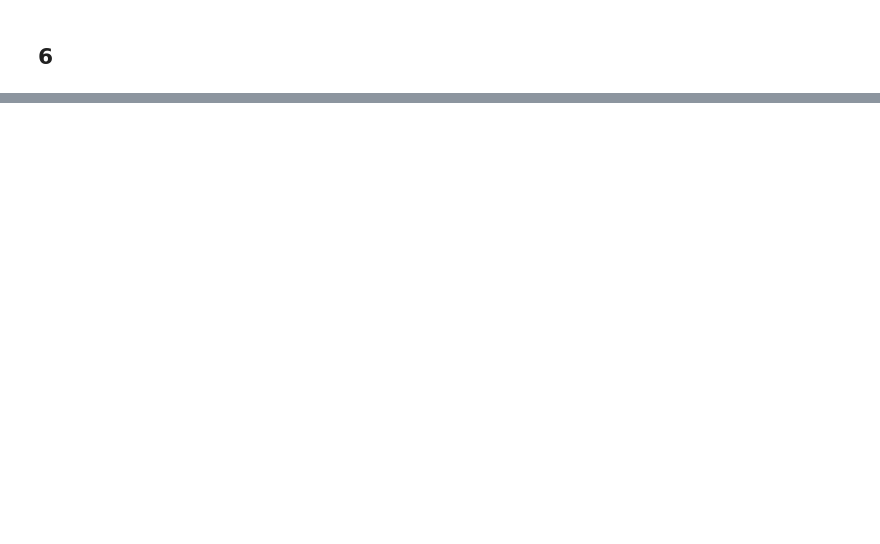
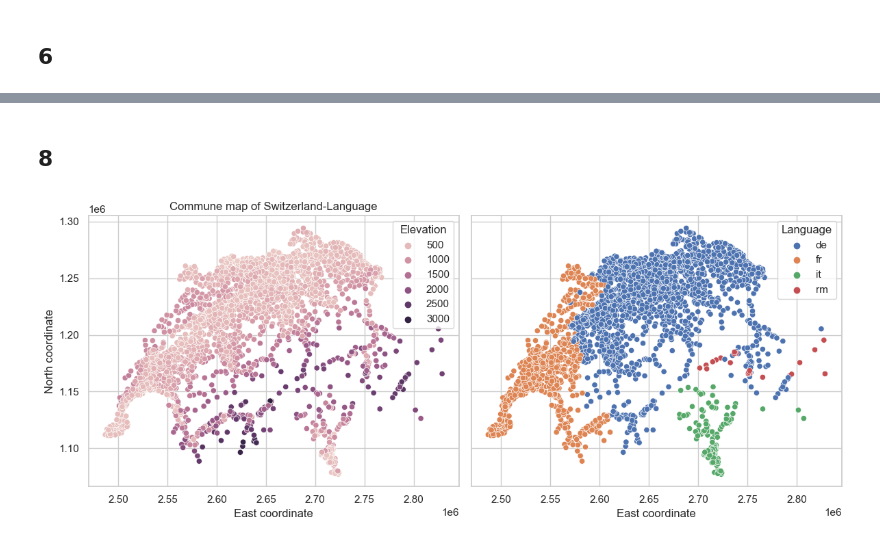
Before and after one commit to ZahraaHakeem/EPFL_Course1_FinalProject, a Jupyter notebook: FinalProject with EPFL.ipynb, the cells around one changed output, grey strips where cells are left out. Drawn from its saved outputs; the diff is of its cells as text; code cells hidden in the pictures; blank space fills up the shorter version.

```diff
--- a/FinalProject with EPFL.ipynb
+++ b/FinalProject with EPFL.ipynb
@@ -358,0 +374,19 @@ plt.show()
+# %% [markdown]
+## 8
+# %%
+fig, axes = plt.subplots(nrows = 1, # sets the number of rows in the subplot grid
+                         ncols = 2, # sets the number of columns in the subplot grid
+                         figsize = (12,5),# sets the width and height of the figure (in inches)
+                         sharey=True
+                        )
+sns.scatterplot(data=df, x="East coordinate", y="North coordinate", hue='Elevation', ax=axes[0])
+axes[0].set_title('Commune map of Switzerland-Elevation')
+
+sns.scatterplot(data=df, x="East coordinate", y="North coordinate", hue='Language', ax=axes[1])
+axes[0].set_title('Commune map of Switzerland-Language')
+fig.tight_layout()
+sns.set_style('whitegrid') # 'white', 'dark', 'whitegrid', 'darkgrid', and 'ticks'
+
+plt.show()
+# %% [output]
+[figure, added]
```
Also changed, not shown: parts of 5 cells of this notebook.
